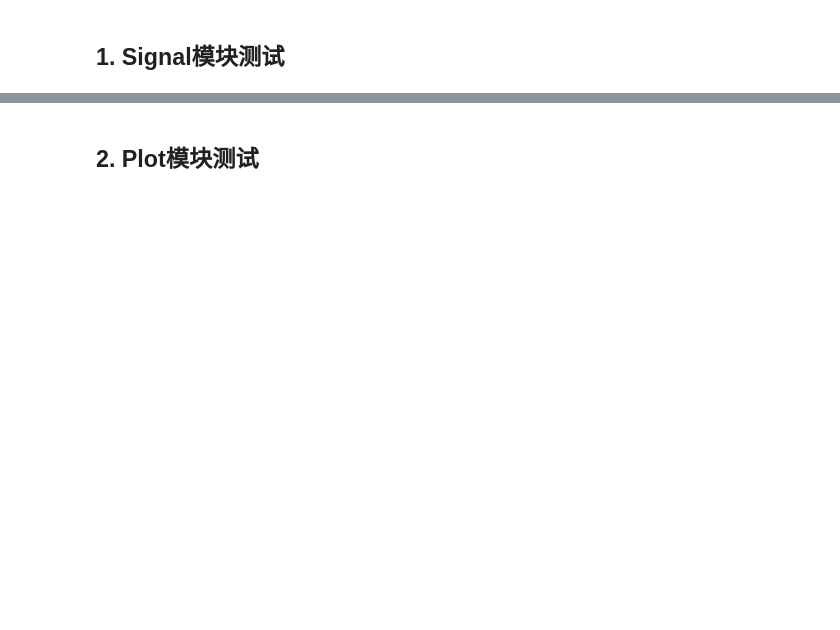
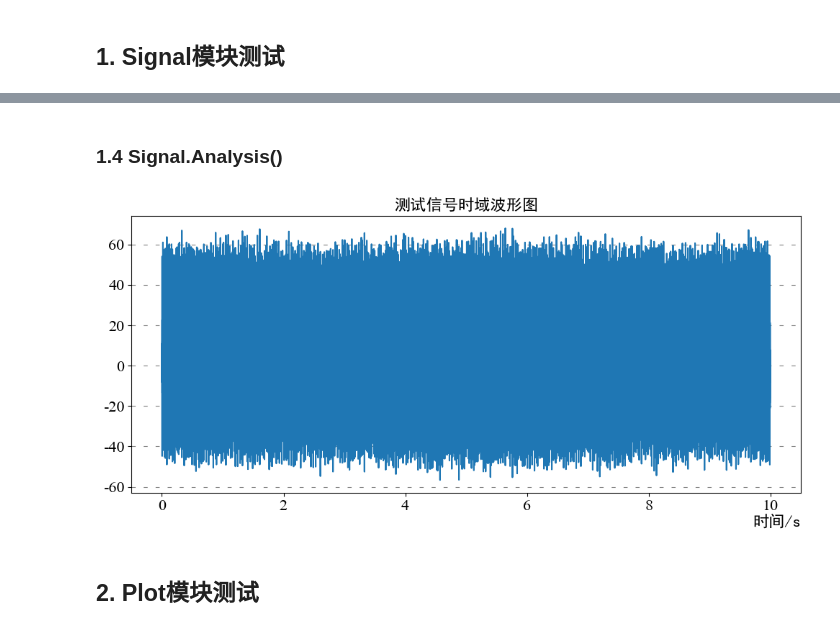
Before and after one commit to xcw1129/PySP, a Jupyter notebook: test.ipynb, the cells around one changed output, grey strips where cells are left out. Saved outputs shown, nothing was run; the diff lists cells and outputs as text; code cells hidden in the pictures; blank space fills up the shorter version.

```diff
--- a/test.ipynb
+++ b/test.ipynb
@@ -38,3 +77,40 @@ np.float64(-0.0028067069890022485)
+# %% [markdown]
+### 1.4 Signal.Analysis()
+# %%
+from PySP.Signal import Signal, Analysis
+from PySP.Plot import plot_spectrum
+
+try:
+    class TestAnalysis(Analysis):
+        def __init__(
+            self,
+            Sig: Signal,
+            plot: bool = False,
+            plot_save: bool = False,
+            **kwargs,
+        ):
+            super().__init__(Sig=Sig, plot=plot, plot_save=plot_save, **kwargs)
+
+        @Analysis.Plot(plot_func=plot_spectrum)
+        @Analysis.Input({"x": {}})
+        def run(self, x: float):
+            t_Axis=self.Sig.t_Axis
+            data=self.Sig.data*x
+            return t_Axis,data
+
+    Sig=Signal(data=Data,label='测试信号',fs=12000)
+    res = TestAnalysis(
+        Sig=Sig,
+        plot=True,
+        plot_save=False,
+        xlabel="时间/s",
+        title="测试信号时域波形图"
+    ).run(x=2)
+
+except Exception as e:
+    print(e)
+# %% [output]
+[figure, added]
 # %% [markdown]
 ## 2. Plot模块测试
 # %%
```
Also changed, not shown: parts of 15 cells of this notebook, 2 other files.
